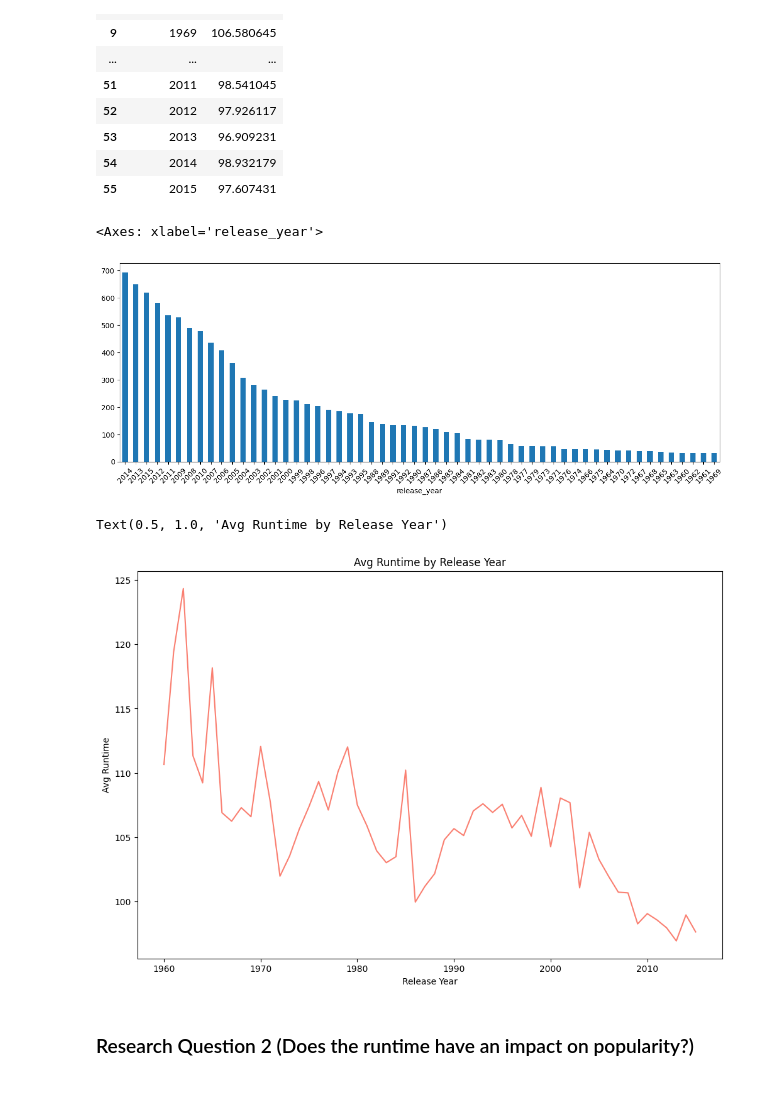
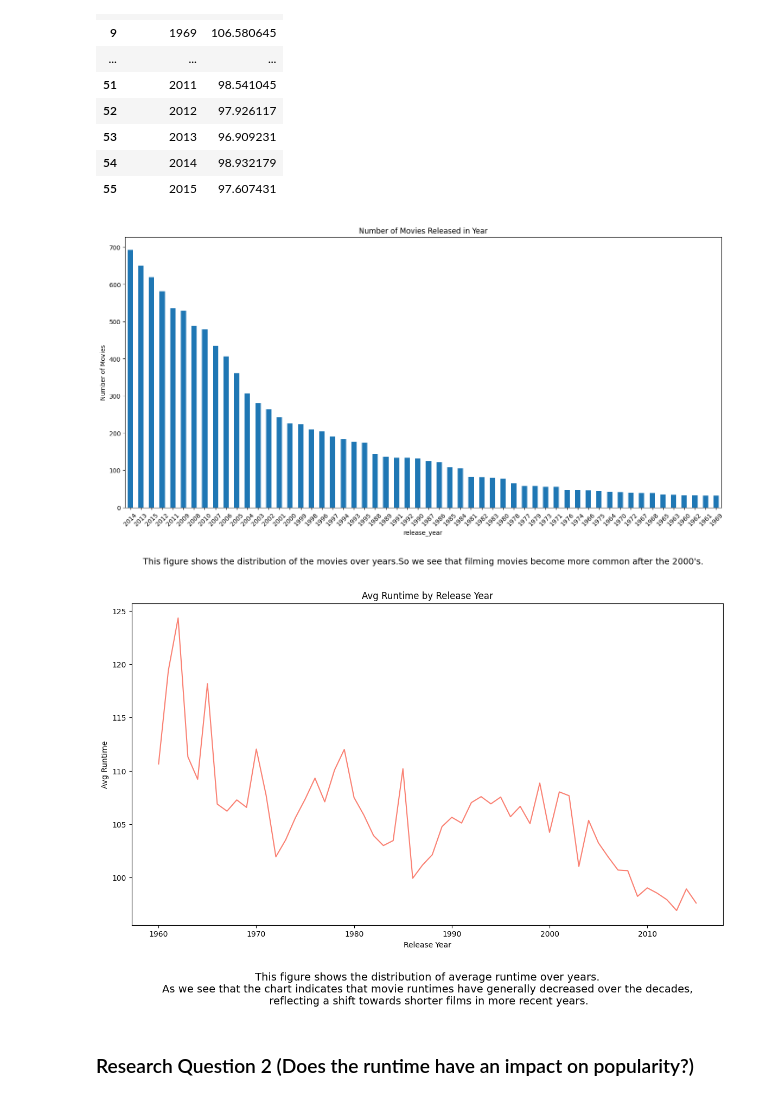
Before and after one commit to AbdullahOthman1/Udacity-Data-Analyst-Nanodegree, a Jupyter notebook: Investigate_a_Dataset/Investigate_a_Dataset.ipynb, the cells around one changed output. Cells and saved outputs as stored; diff of their text form; code cells hidden in the pictures.

```diff
--- a/Investigate_a_Dataset/Investigate_a_Dataset.ipynb
+++ b/Investigate_a_Dataset/Investigate_a_Dataset.ipynb
@@ -381,11 +440,24 @@ year_avg_runtime
 # %%
 # Create a bar plot of the number of movies released per year
 # Rotate x-axis labels for readability, and set the figure size
 # 1-D Analysis
-year_runtime_df['release_year'].value_counts().plot(kind='bar', rot=45, figsize=(15, 5))
+year_runtime_df['release_year'].value_counts().plot(kind='bar', rot=45, figsize=(15, 8), ylabel="Number of Movies", title= "Number of Movies Released in Year")
+
+# Add a conclusion or summary to the plot
+plt.text(0.5, -0.2,
+         "This figure shows the distribution of the movies over years."
+         "So we see that filming movies become more common after the 2000's.",
+         fontsize=14,
+         color='black',
+         ha='center',
+         va='center',
+         transform=plt.gca().transAxes)
+
+# Show the plot
+plt.tight_layout()
+plt.show()
 # %% [output]
-<Axes: xlabel='release_year'>
-[figure, old version]
+[figure, new version]
 # %%
 # Create a line plot of the average runtime by release year
 # Set the figure size, line color, and add labels and a title
@@ -395,9 +467,21 @@ plt.plot(year_avg_runtime['release_year'], year_avg_runtime['runtime'], color='s
 plt.xlabel('Release Year')
 plt.ylabel('Avg Runtime')
 plt.title('Avg Runtime by Release Year')
+
+# Add a conclusion or summary to the plot
+plt.text(0.5, -0.2,
+         "This figure shows the distribution of average runtime over years.\nAs we see that the chart indicates that movie runtimes have generally decreased over the decades,\n reflecting a shift towards shorter films in more recent years.",
+         fontsize=14,
+         color='black',
+         ha='center',
+         va='center',
+         transform=plt.gca().transAxes)
+
+# Show the plot
+plt.tight_layout()
+plt.show()
 # %% [output]
-Text(0.5, 1.0, 'Avg Runtime by Release Year')
-[figure, old version]
+[figure, new version]
 # %% [markdown]
 ### Research Question 2  (Does the runtime have an impact on popularity?)
 # %%
```
Also changed, not shown: parts of 5 cells of this notebook, 1 other file.
